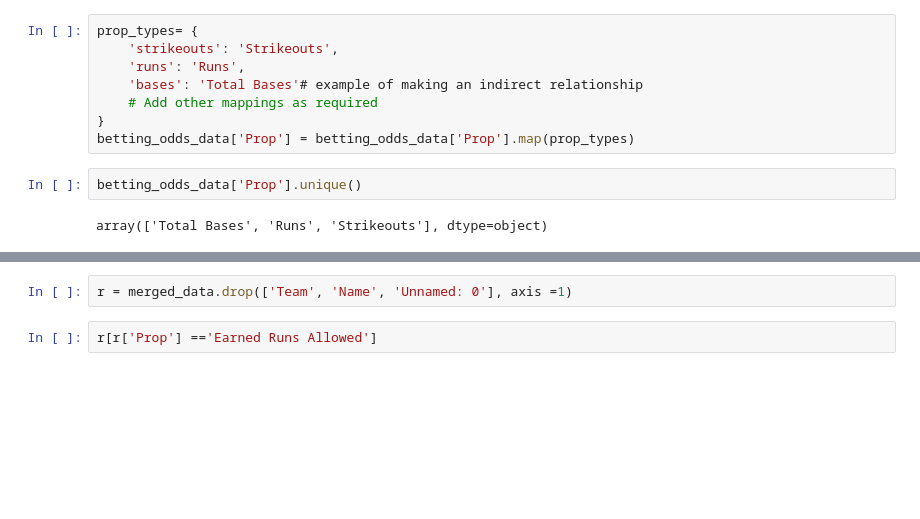
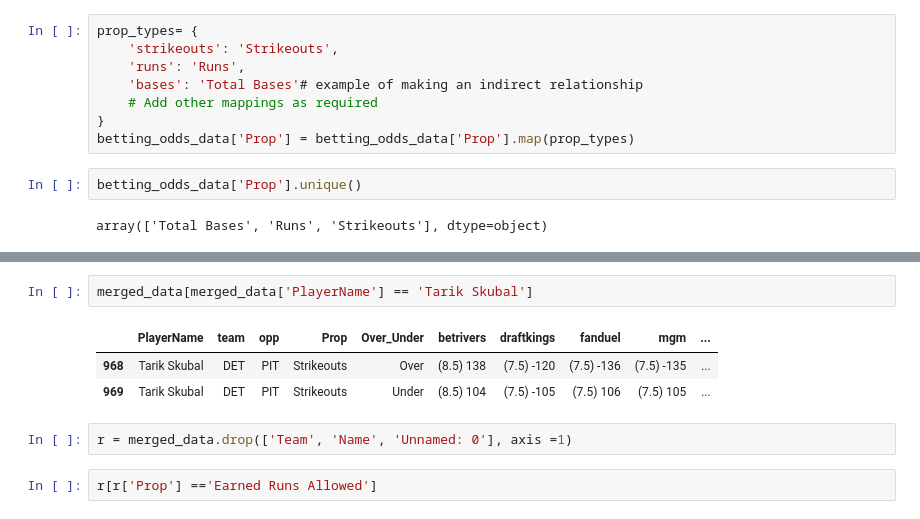
Before and after one commit to DhirenShivdasani/mlb, a Jupyter notebook: Extension.ipynb, the cells around one changed output, grey strips where cells are left out. Saved outputs shown, nothing was run; the diff lists cells and outputs as text; blank space fills up the shorter version.

```diff
--- a/Extension.ipynb
+++ b/Extension.ipynb
@@ -122,3 +137,9 @@ merged_data
+# %%
+merged_data[merged_data['PlayerName'] == 'Tarik Skubal']
+# %% [output]
+|  | PlayerName | team | opp | Prop | Over_Under | betrivers | draftkings | fanduel | mgm | ... |
+| 968 | Tarik Skubal | DET | PIT | Strikeouts | Over | (8.5) 138 | (7.5) -120 | (7.5) -136 | (7.5) -135 | ... |
+| 969 | Tarik Skubal | DET | PIT | Strikeouts | Under | (8.5) 104 | (7.5) -105 | (7.5) 106 | (7.5) 105 | ... |
 # %%
 r = merged_data.drop(['Team', 'Name', 'Unnamed: 0'], axis =1)
 # %%
```
Also changed, not shown: parts of 8 cells of this notebook.
